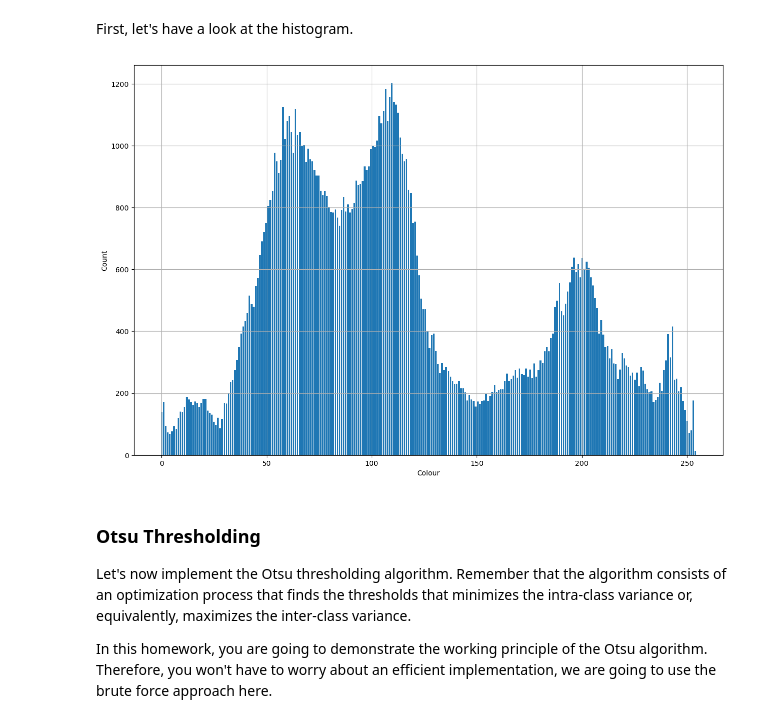
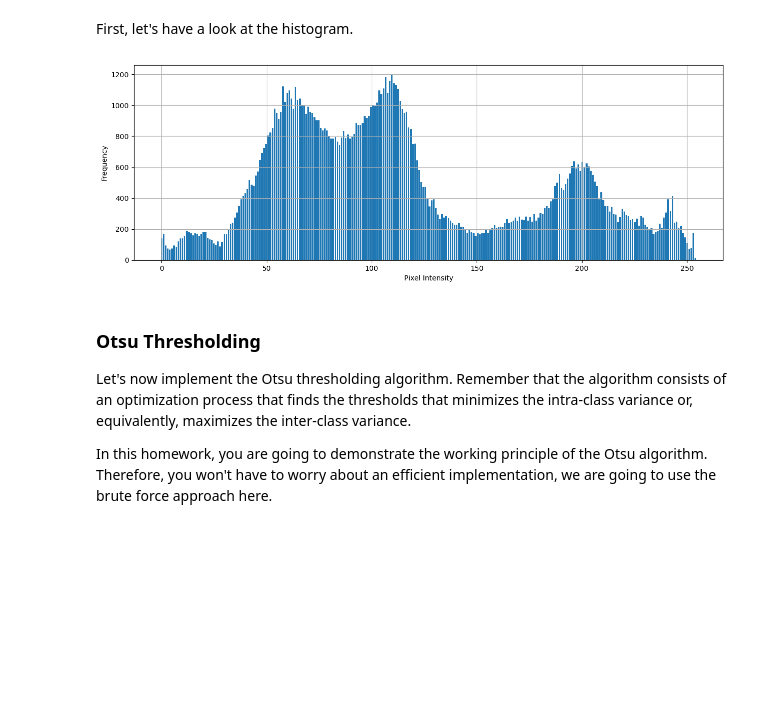
Before and after one commit to DenisKozachok/AI_learning, a Jupyter notebook: lesson8/Homework8.ipynb, the cells around one changed output. Drawn from its saved outputs; the diff is of its cells as text; code cells hidden in the pictures; blank space fills up the shorter version.

```diff
--- a/lesson8/Homework8.ipynb
+++ b/lesson8/Homework8.ipynb
@@ -22,12 +22,15 @@ plt.imshow(img, cmap='gray')
 # %% [markdown]
 First, let's have a look at the histogram.
 # %%
-h = np.histogram(img, 256)
-plt.bar(h[1][0:-1], h[0])
-plt.xlabel('Colour'), plt.ylabel('Count')
+h = np.histogram(img, bins=256)
+plt.figure(figsize=(15, 5))
+plt.bar(h[1][:-1], h[0])
+plt.xlabel('Pixel Intensity')
+plt.ylabel('Frequency')
 plt.grid(True)
+plt.show()
 # %% [output]
-[figure, old version]
+[figure, new version]
 # %% [markdown]
 ### Otsu Thresholding
 
```
Also changed, not shown: parts of 2 cells of this notebook.
